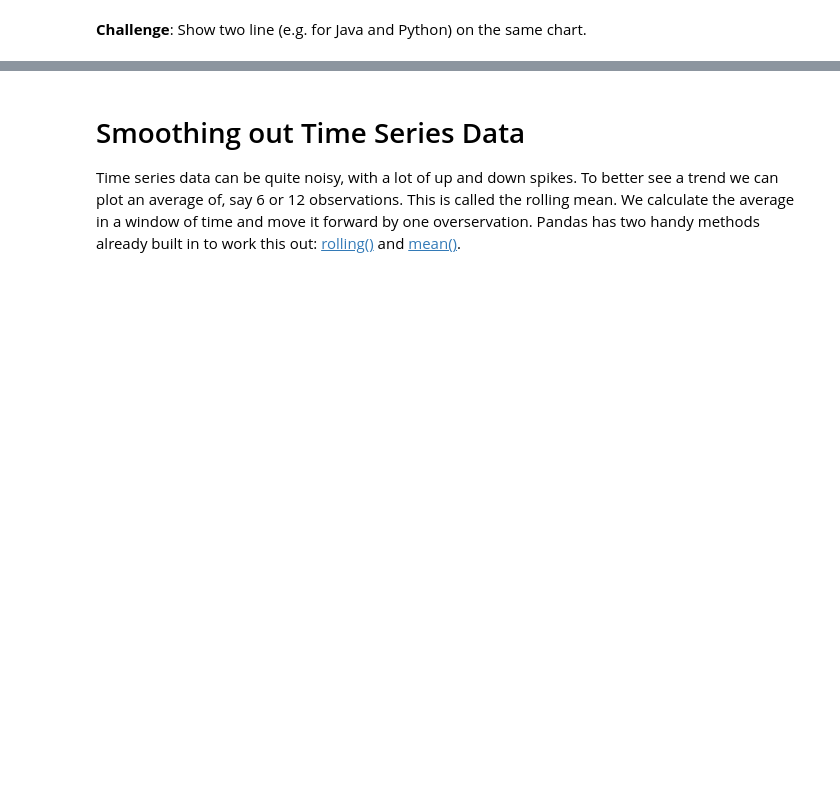
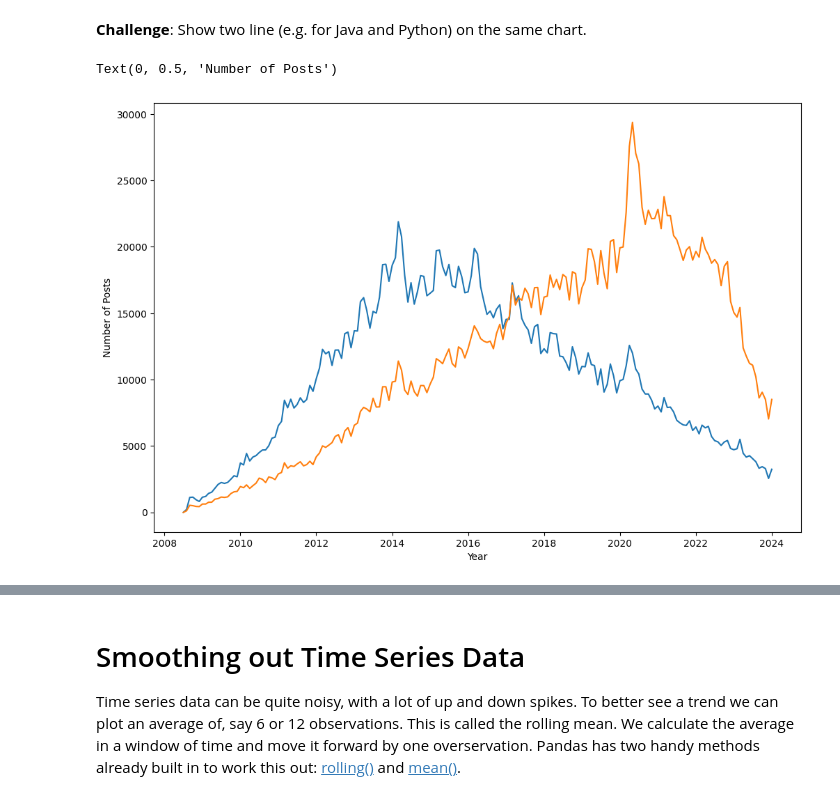
Before and after one commit to M-Awwab-Khan/popularity-of-programming-languages, a Jupyter notebook: Programming_Languages_(start).ipynb, the cells around one changed output, grey strips where cells are left out. Drawn from its saved outputs; the diff is of its cells as text; code cells hidden in the pictures; blank space fills up the shorter version.

```diff
--- a/Programming_Languages_(start).ipynb
+++ b/Programming_Languages_(start).ipynb
@@ -205,2 +217,10 @@ reshaped_df.head()
 # %% [markdown]
 **Challenge**: Show two line (e.g. for Java and Python) on the same chart.
+# %%
+plt.figure(figsize=(12,8))
+plt.plot(reshaped_df.index, reshaped_df[['java', 'python']])
+plt.xlabel('Year')
+plt.ylabel('Number of Posts')
+# %% [output]
+Text(0, 0.5, 'Number of Posts')
+[figure, added]
```
Also changed, not shown: parts of 9 cells of this notebook.
